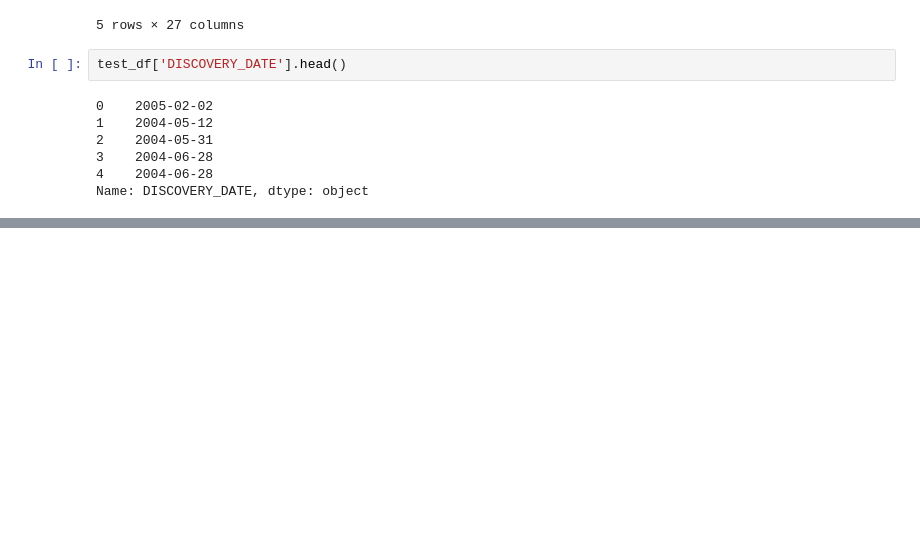
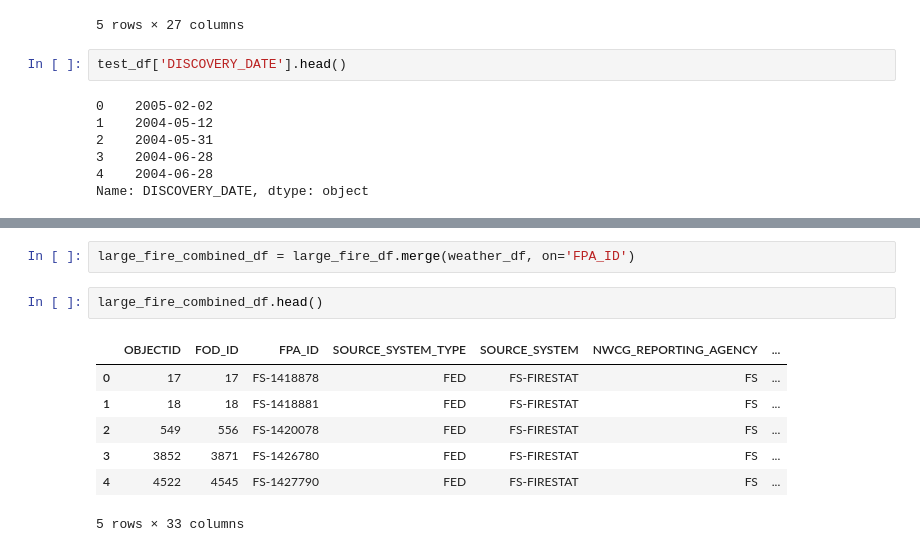
Before and after one commit to briangullen/gc_proj_prep, a Jupyter notebook: ca_wildfires_extras.ipynb, the cells around one changed output, grey strips where cells are left out. Drawn from its saved outputs; the diff is of its cells as text; blank space fills up the shorter version.

```diff
--- a/ca_wildfires_extras.ipynb
+++ b/ca_wildfires_extras.ipynb
@@ -365,0 +512,12 @@ new_test_df
+# %%
+large_fire_combined_df = large_fire_df.merge(weather_df, on='FPA_ID')
+# %%
+large_fire_combined_df.head()
+# %% [output]
+|  | OBJECTID | FOD_ID | FPA_ID | SOURCE_SYSTEM_TYPE | SOURCE_SYSTEM | NWCG_REPORTING_AGENCY | ... |
+| 0 | 17 | 17 | FS-1418878 | FED | FS-FIRESTAT | FS | ... |
+| 1 | 18 | 18 | FS-1418881 | FED | FS-FIRESTAT | FS | ... |
+| 2 | 549 | 556 | FS-1420078 | FED | FS-FIRESTAT | FS | ... |
+| 3 | 3852 | 3871 | FS-1426780 | FED | FS-FIRESTAT | FS | ... |
+| 4 | 4522 | 4545 | FS-1427790 | FED | FS-FIRESTAT | FS | ... |
+5 rows × 33 columns
```
Also changed, not shown: parts of 12 cells of this notebook.
